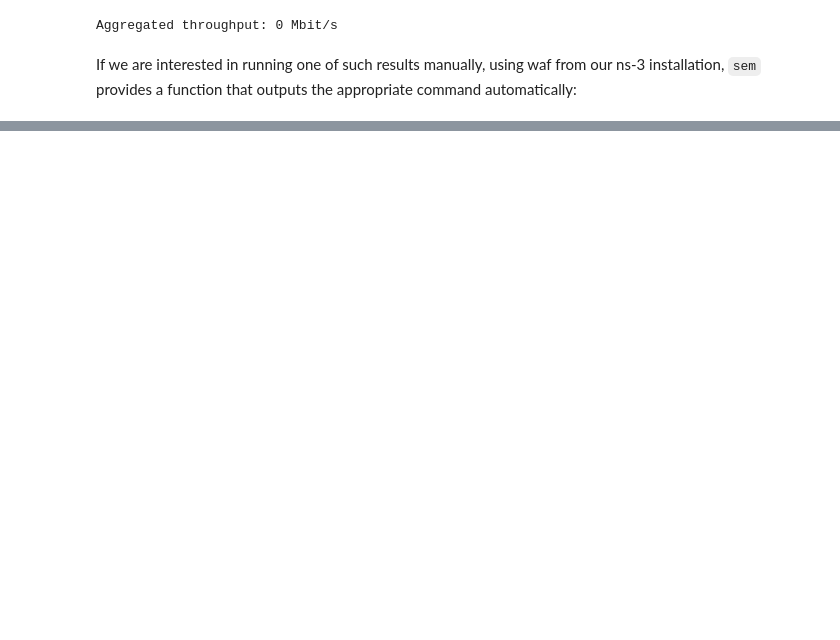
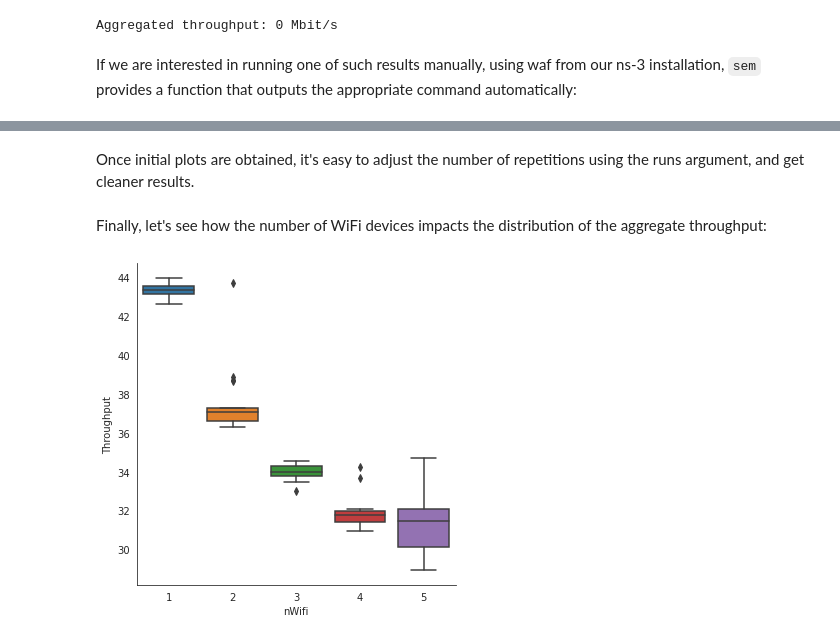
Before and after one commit to akshitpatel01/sem, a Jupyter notebook: examples/wifi-example.ipynb, the cells around one changed output, grey strips where cells are left out. Saved outputs shown, nothing was run; the diff lists cells and outputs as text; code cells hidden in the pictures; blank space fills up the shorter version.

```diff
--- a/examples/wifi-example.ipynb
+++ b/examples/wifi-example.ipynb
@@ -167,0 +263,29 @@ plt.show()
+# %% [markdown]
+Once initial plots are obtained, it's easy to adjust the number of repetitions using the runs argument, and get cleaner results.
+# %% [markdown]
+Finally, let's see how the number of WiFi devices impacts the distribution of the aggregate throughput:
+# %%
+params = {
+    'nWifi': list(range(1, 6)),
+    'distance': [10],
+    'useRts': [False],
+    'useShortGuardInterval': [False],
+    'mcs': [6],
+    'channelWidth': [20],
+    'simulationTime': [4],
+}
+runs = 20
+
+campaign.run_missing_simulations(params, runs=runs)
+
+results = campaign.get_results_as_dataframe(get_average_throughput,
+                                            throughput_labels,
+                                            params=params,
+                                            drop_columns=True)
+sns.catplot(data=results,
+            x='nWifi',
+            y='Throughput',
+            kind='box')
+plt.show()
+# %% [output]
+[figure, added]
```
Also changed, not shown: parts of 24 cells of this notebook, 6 other files.
